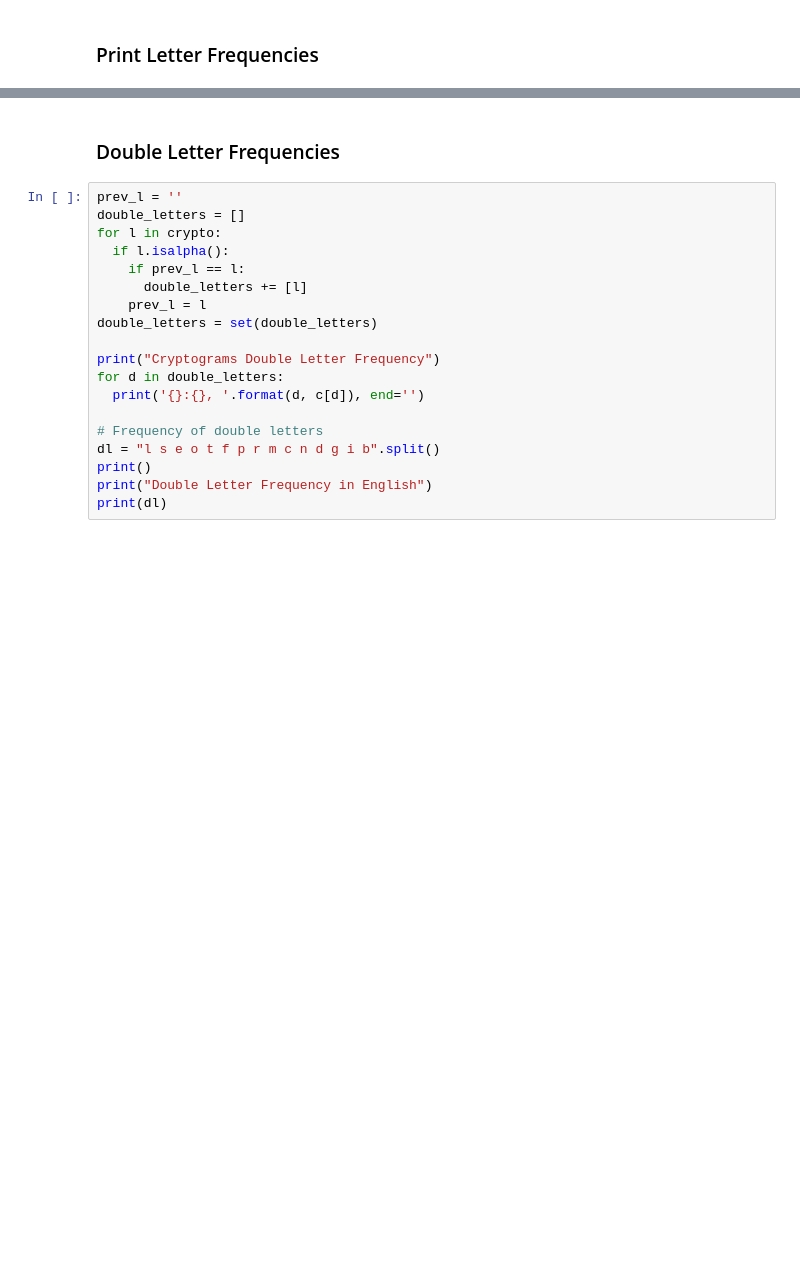
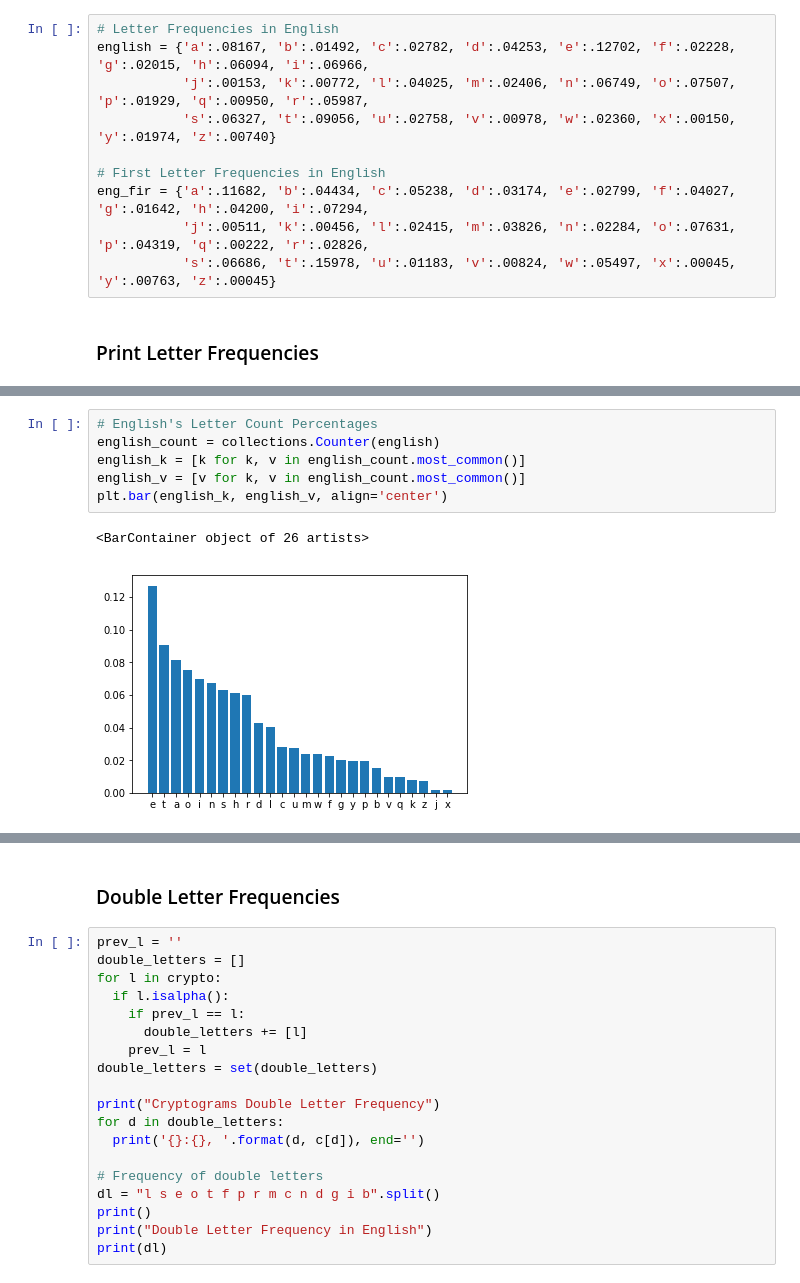
Before and after one commit to coffeenmusic/Substitution_Cryptogram_Helper, a Jupyter notebook: Cryptogram_Helper.ipynb, the cells around one changed output, grey strips where cells are left out. Cells and saved outputs as stored; diff of their text form; blank space fills up the shorter version.

```diff
--- a/Cryptogram_Helper.ipynb
+++ b/Cryptogram_Helper.ipynb
@@ -5,3 +7,13 @@ crypto = "uplkwbxqh ldvx ob xdhoxq bp sp d rpb pt byozmh, cwb lphb pt byx byozmh
+# %%
+# Letter Frequencies in English
+english = {'a':.08167, 'b':.01492, 'c':.02782, 'd':.04253, 'e':.12702, 'f':.02228, 'g':.02015, 'h':.06094, 'i':.06966,
+           'j':.00153, 'k':.00772, 'l':.04025, 'm':.02406, 'n':.06749, 'o':.07507, 'p':.01929, 'q':.00950, 'r':.05987,
+           's':.06327, 't':.09056, 'u':.02758, 'v':.00978, 'w':.02360, 'x':.00150, 'y':.01974, 'z':.00740}
+
+# First Letter Frequencies in English
+eng_fir = {'a':.11682, 'b':.04434, 'c':.05238, 'd':.03174, 'e':.02799, 'f':.04027, 'g':.01642, 'h':.04200, 'i':.07294,
+           'j':.00511, 'k':.00456, 'l':.02415, 'm':.03826, 'n':.02284, 'o':.07631, 'p':.04319, 'q':.00222, 'r':.02826,
+           's':.06686, 't':.15978, 'u':.01183, 'v':.00824, 'w':.05497, 'x':.00045, 'y':.00763, 'z':.00045}
 # %% [markdown]
 ### Print Letter Frequencies
 # %%
@@ -38,0 +53,9 @@ plt.bar(most_common_k, most_common_v, align='center')
+# %%
+# English's Letter Count Percentages
+english_count = collections.Counter(english)
+english_k = [k for k, v in english_count.most_common()]
+english_v = [v for k, v in english_count.most_common()]
+plt.bar(english_k, english_v, align='center')
+# %% [output]
+<BarContainer object of 26 artists>
+[figure, added]
```
Also changed, not shown: parts of 5 cells of this notebook.
